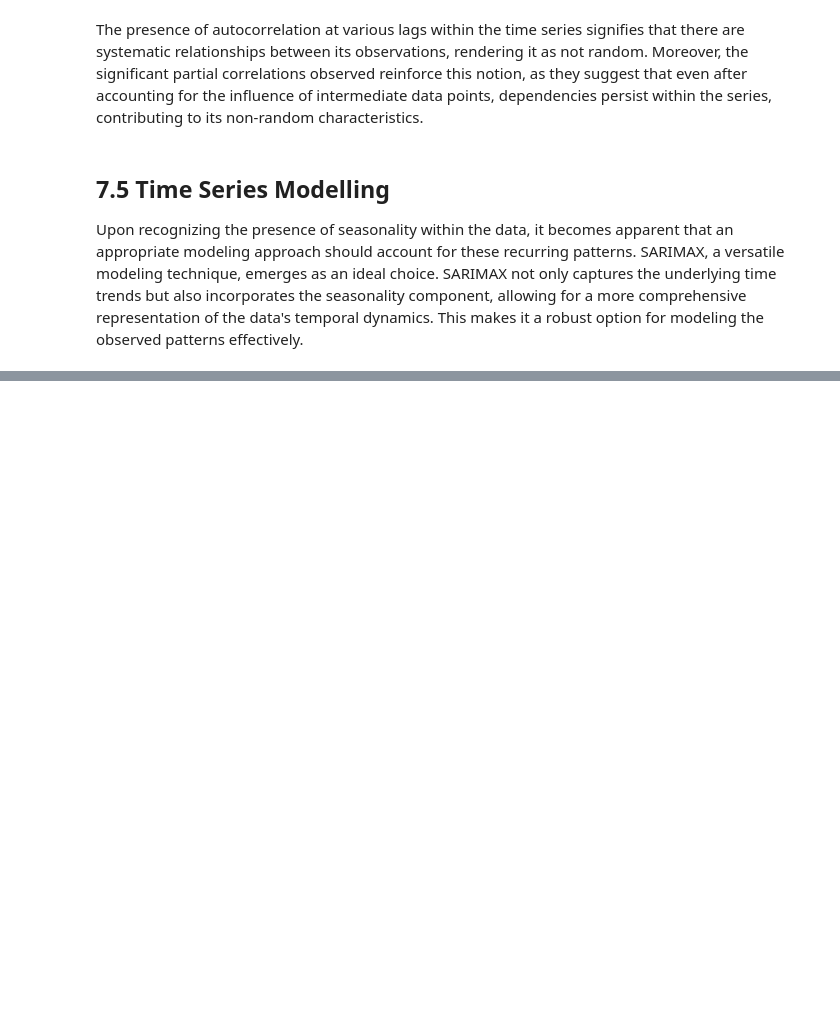
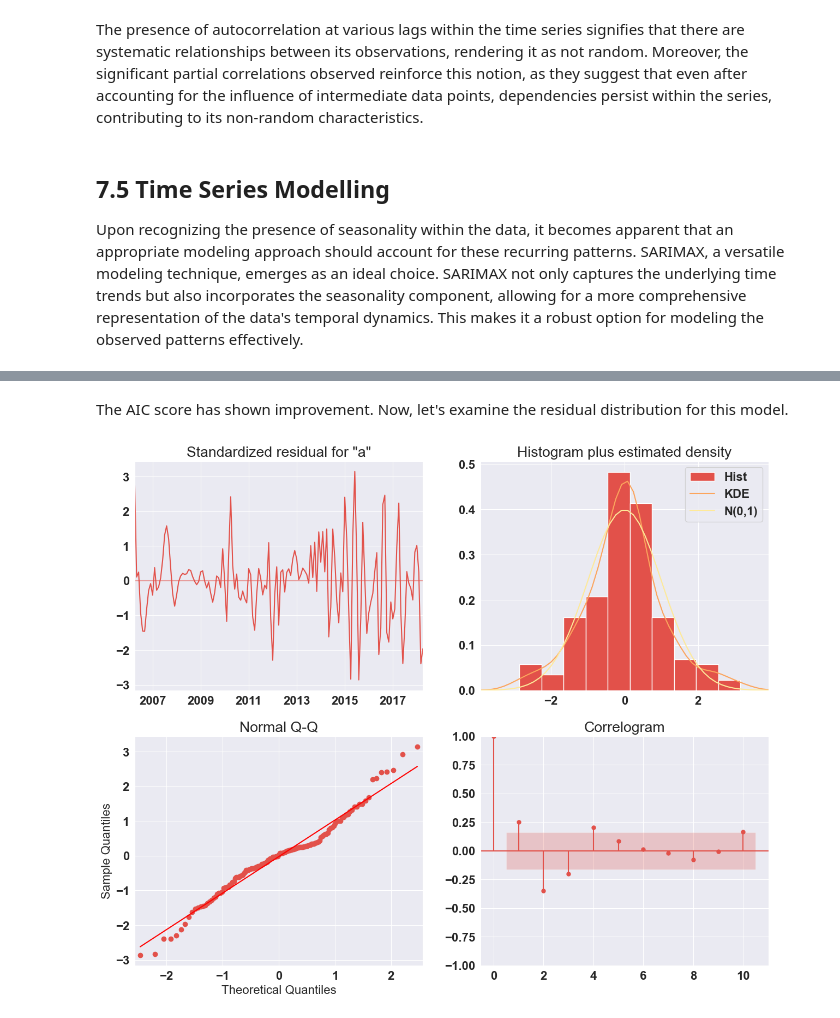
Before and after one commit to FionaNalianya/Forecasting-real-estate-prices, a Jupyter notebook: notebook.ipynb, the cells around one changed output, grey strips where cells are left out. Saved outputs shown, nothing was run; the diff lists cells and outputs as text; code cells hidden in the pictures; blank space fills up the shorter version.

Commit message:
Completed time series analysis

```diff
--- a/notebook.ipynb
+++ b/notebook.ipynb
@@ -1067,0 +1141,9 @@ NameError: name 'pm' is not defined
+# %%
+my_model = sm.tsa.statespace.SARIMAX(series_2,
+                                order=(1, 1, 1),
+                                seasonal_order=(1, 1, 1, 12),
+                                enforce_stationarity=False,
+                                enforce_invertibility=False)
+# %%
+results = my_model.fit()
+results.summary()
@@ -1067,0 +1172,7 @@ NameError: name 'pm' is not defined
+# %% [markdown]
+The AIC score has shown improvement. Now, let's examine the residual distribution for this model.
+# %%
+results.plot_diagnostics(figsize=(15, 12))
+plt.show()
+# %% [output]
+[figure, added]
```
Also changed, not shown: parts of 16 cells of this notebook.
